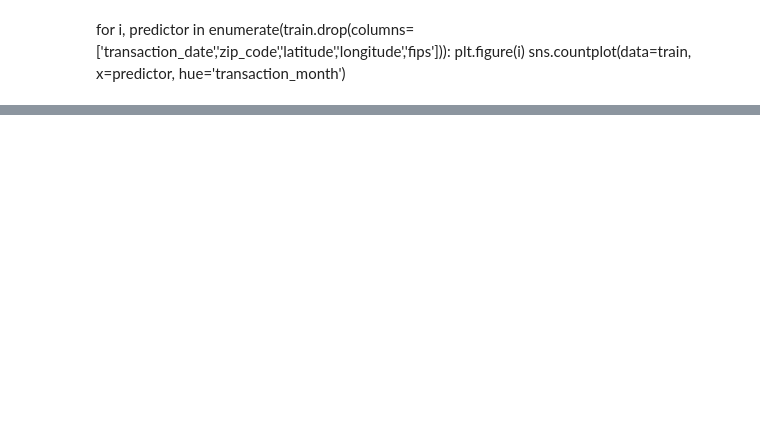
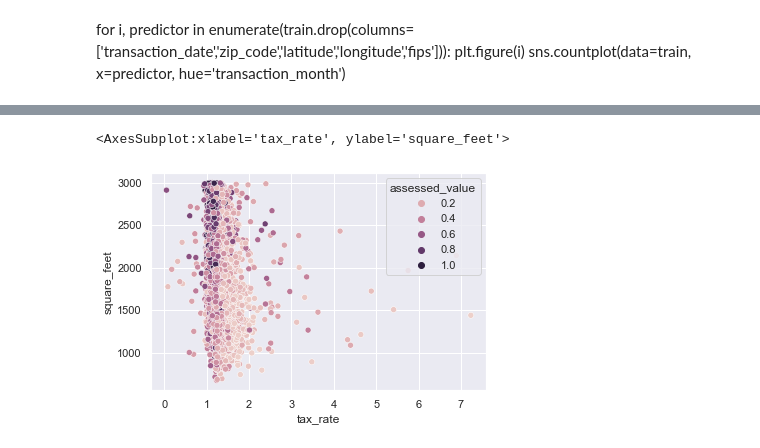
Before and after one commit to raycerna/zillow-regression-project, a Jupyter notebook: explore.ipynb, the cells around one changed output, grey strips where cells are left out. Saved outputs shown, nothing was run; the diff lists cells and outputs as text; code cells hidden in the pictures; blank space fills up the shorter version.

```diff
--- a/explore.ipynb
+++ b/explore.ipynb
@@ -164,0 +194,5 @@ categorical
+# %%
+sns.scatterplot(x=train.tax_rate , y=train.square_feet, hue=train.assessed_value)
+# %% [output]
+<AxesSubplot:xlabel='tax_rate', ylabel='square_feet'>
+[figure, added]
```
Also changed, not shown: parts of 38 cells of this notebook.
